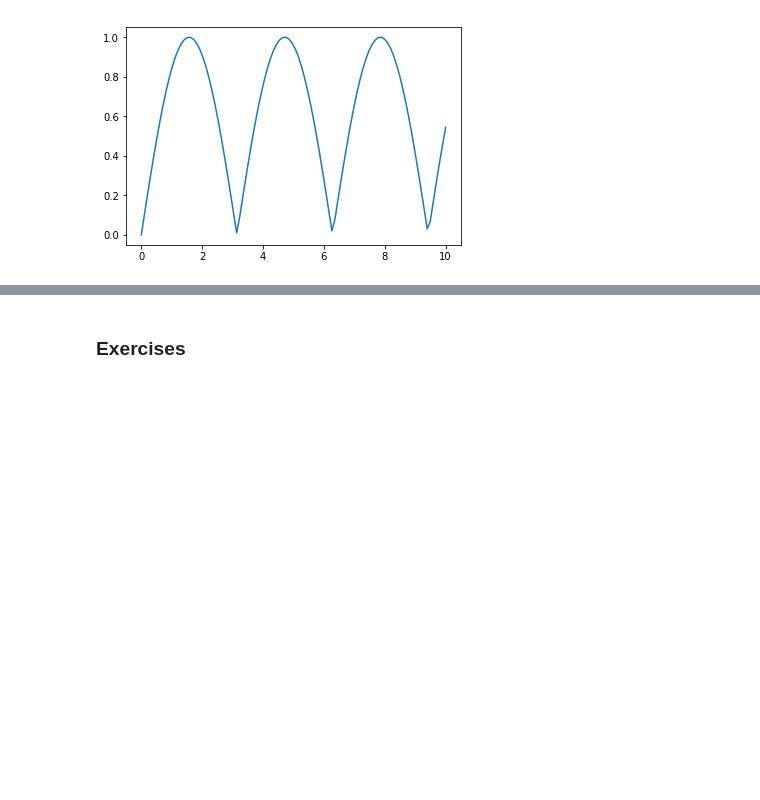
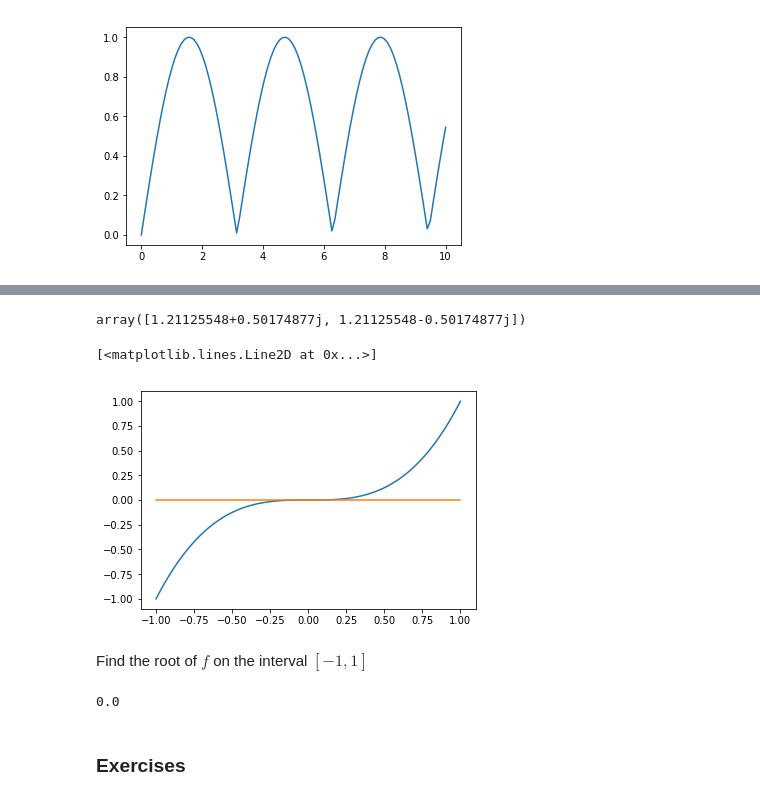
Before and after one commit to QuantEcon/DIIS_workshop, a Jupyter notebook: morning/python_sci_libs.ipynb, the cells around one changed output, grey strips where cells are left out. Cells and saved outputs as stored; diff of their text form; code cells hidden in the pictures; blank space fills up the shorter version.

```diff
--- a/morning/python_sci_libs.ipynb
+++ b/morning/python_sci_libs.ipynb
@@ -301,0 +287,4 @@ ax.plot(x, y)
+# %%
+eigvals(np.random.randn(2, 2))
+# %% [output]
+array([1.21125548+0.50174877j, 1.21125548-0.50174877j])
@@ -301,0 +294,8 @@ ax.plot(x, y)
+# %%
+fig, ax = plt.subplots()
+x = np.linspace(-1, 1, 100)
+ax.plot(x, f(x))
+ax.plot(x, 0 * x)
+# %% [output]
+[<matplotlib.lines.Line2D at 0x...>]
+[figure, added]
@@ -302,3 +304,9 @@ ax.plot(x, y)
+# %% [markdown]
+Find the root of $f$ on the interval $[-1, 1]$
+# %%
+brentq(f, -1, 1)
+# %% [output]
+0.0
 # %% [markdown]
 ### Exercises
 # %% [markdown]
```
Also changed, not shown: parts of 21 cells of this notebook, 2 other files.
